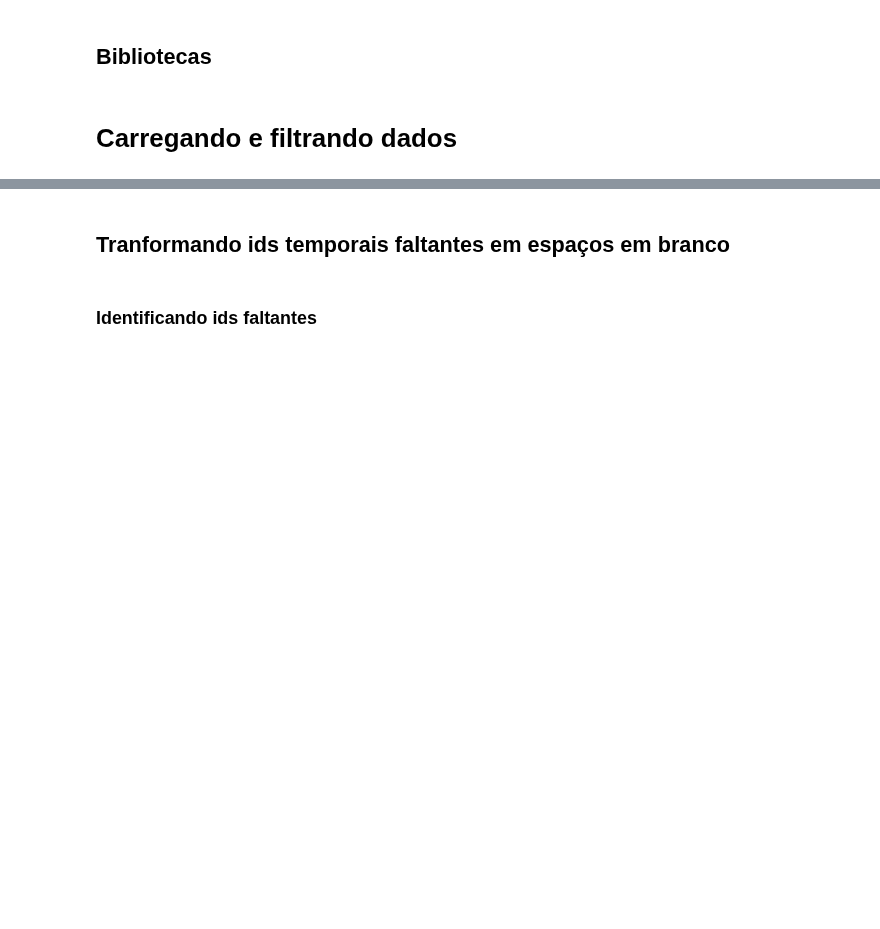
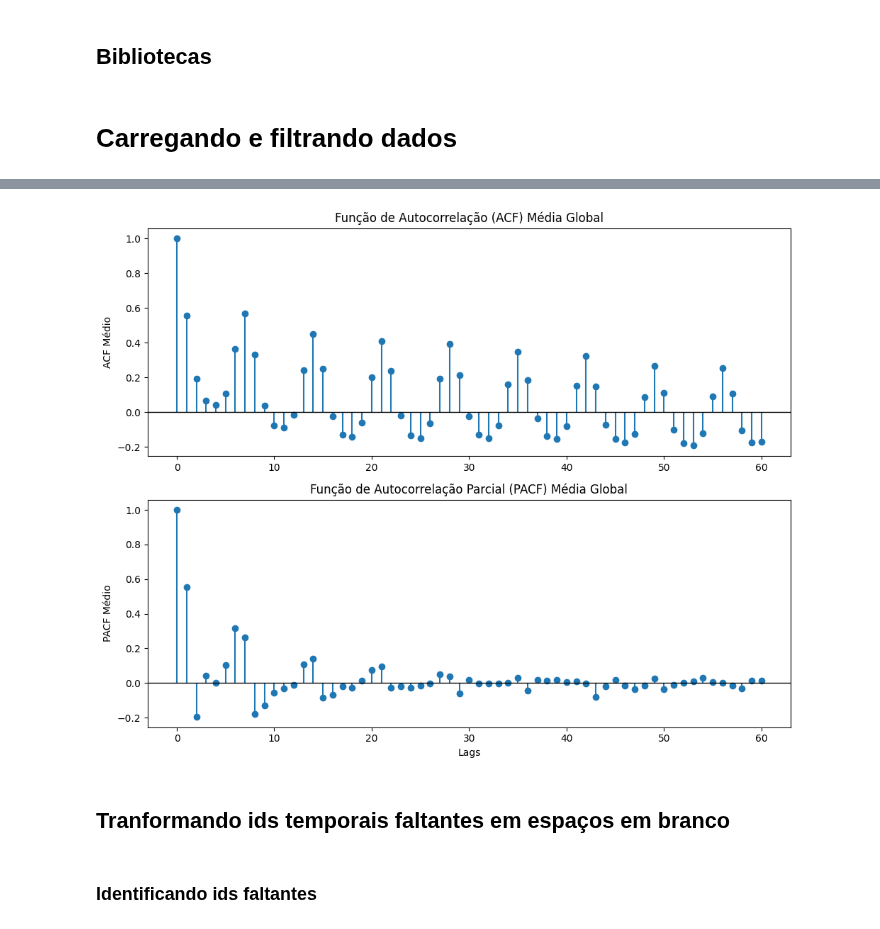
Before and after one commit to LarcesUece/GRANULARITY-PREDICTION, a Jupyter notebook: src/notebooks/time.ipynb, the cells around one changed output, grey strips where cells are left out. Saved outputs shown, nothing was run; the diff lists cells and outputs as text; code cells hidden in the pictures; blank space fills up the shorter version.

```diff
--- a/src/notebooks/time.ipynb
+++ b/src/notebooks/time.ipynb
@@ -120,3 +169,78 @@ Instituições restantes: 102
+# %%
+import pandas as pd
+import numpy as np
+import matplotlib.pyplot as plt
+from statsmodels.tsa.stattools import acf, pacf
+
+# Variáveis de controle
+coluna_categoria = 'id_institution'
+coluna_valor = 'n_bytes'
+lags_desejados = 60
+
+# 1. Função para calcular o ACF isolado
+def calcular_acf_grupo(grupo):
+    nlags_reais = min(lags_desejados, len(grupo) - 2)
+
+    if nlags_reais <= 0:
+        return np.full(lags_desejados + 1, np.nan)
+
+    resultado_acf = acf(grupo[coluna_valor], nlags=nlags_reais, fft=True)
+
+    if len(resultado_acf) < lags_desejados + 1:
+        padding = np.full((lags_desejados + 1) - len(resultado_acf), np.nan)
+        resultado_acf = np.concatenate((resultado_acf, padding))
+
+    return resultado_acf
+
+# 2. Função para calcular o PACF isolado
+def calcular_pacf_grupo(grupo):
+    # O PACF exige restrição mais forte de lags (menor que a metade do tamanho da série)
+    nlags_reais = min(lags_desejados, (len(grupo) // 2) - 1)
+
+    if nlags_reais <= 0:
+        return np.full(lags_desejados + 1, np.nan)
+
+    # Usando method='ywm' (o método padrão e eficiente do PACF, já que não possui fft=True)
+    resultado_pacf = pacf(grupo[coluna_valor], nlags=nlags_reais, method='ywm')
+
+    if len(resultado_pacf) < lags_desejados + 1:
+        padding = np.full((lags_desejados + 1) - len(resultado_pacf), np.nan)
+        resultado_pacf = np.concatenate((resultado_pacf, padding))
+
+    return resultado_pacf
+
+# 3. Aplica a função por categoria
+acfs_por_categoria = df_day.groupby(coluna_categoria).apply(calcular_acf_grupo)
+pacfs_por_categoria = df_day.groupby(coluna_categoria).apply(calcular_pacf_grupo)
+
+# 4. Converte o resultado em um DataFrame
+df_acfs = pd.DataFrame(acfs_por_categoria.tolist(), index=acfs_por_categoria.index)
+df_pacfs = pd.DataFrame(pacfs_por_categoria.tolist(), index=pacfs_por_categoria.index)
+
+# 5. Calcula a média para cada lag (ignorando NaNs)
+acf_medio = df_acfs.mean(axis=0)
+pacf_medio = df_pacfs.mean(axis=0)
+
+# 6. Plotando os dois resultados em gráficos empilhados
+fig, axes = plt.subplots(2, 1, figsize=(10, 8))
+
+# Plot do ACF
+axes[0].stem(range(len(acf_medio)), acf_medio, basefmt=" ")
+axes[0].axhline(0, color='black', linewidth=1)
+axes[0].set_title('Função de Autocorrelação (ACF) Média Global')
+axes[0].set_ylabel('ACF Médio')
+
+# Plot do PACF
+axes[1].stem(range(len(pacf_medio)), pacf_medio, basefmt=" ")
+axes[1].axhline(0, color='black', linewidth=1)
+axes[1].set_title('Função de Autocorrelação Parcial (PACF) Média Global')
+axes[1].set_xlabel('Lags')
+axes[1].set_ylabel('PACF Médio')
+
+plt.tight_layout()
+plt.show()
+# %% [output]
+[figure, added]
 # %% [markdown]
 ## Tranformando ids temporais faltantes em espaços em branco
 # %% [markdown]
```
Also changed, not shown: parts of 11 cells of this notebook, 20 other files.
